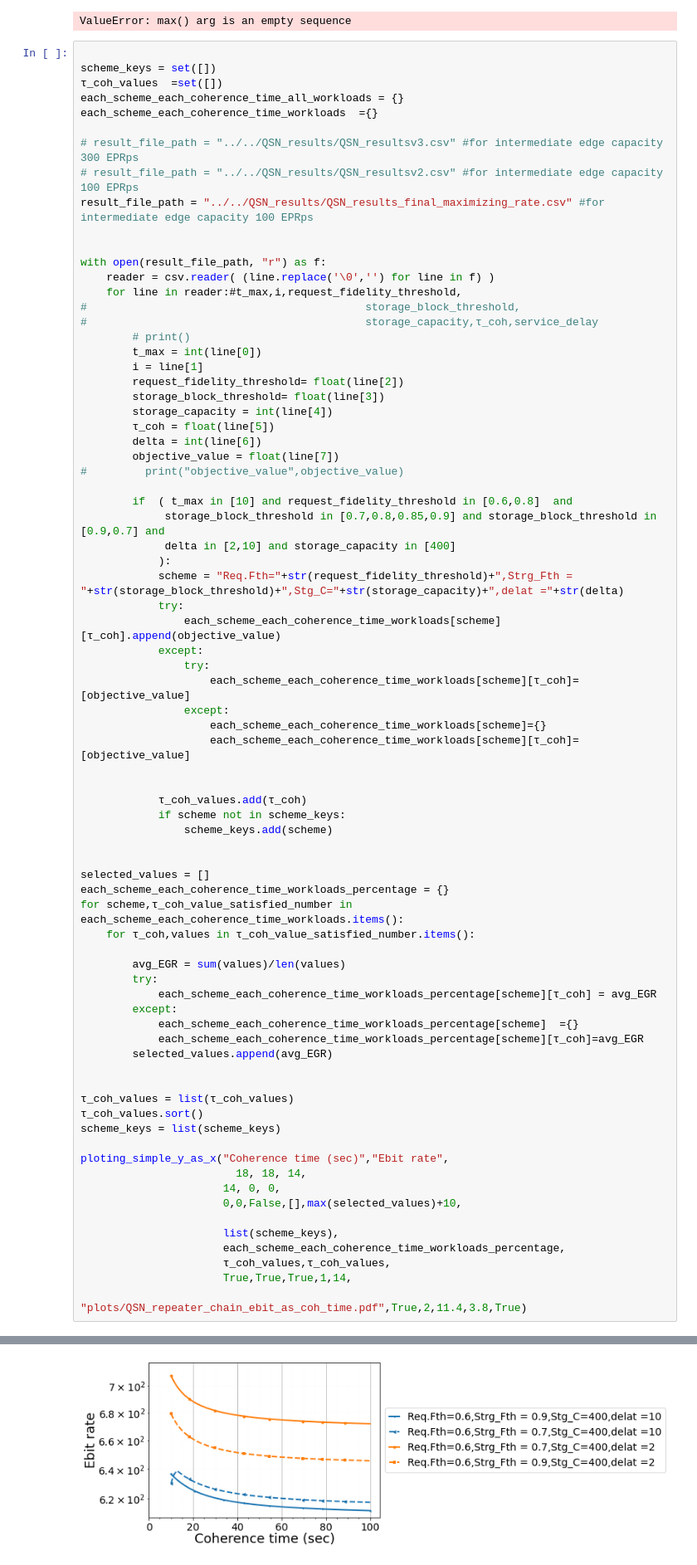
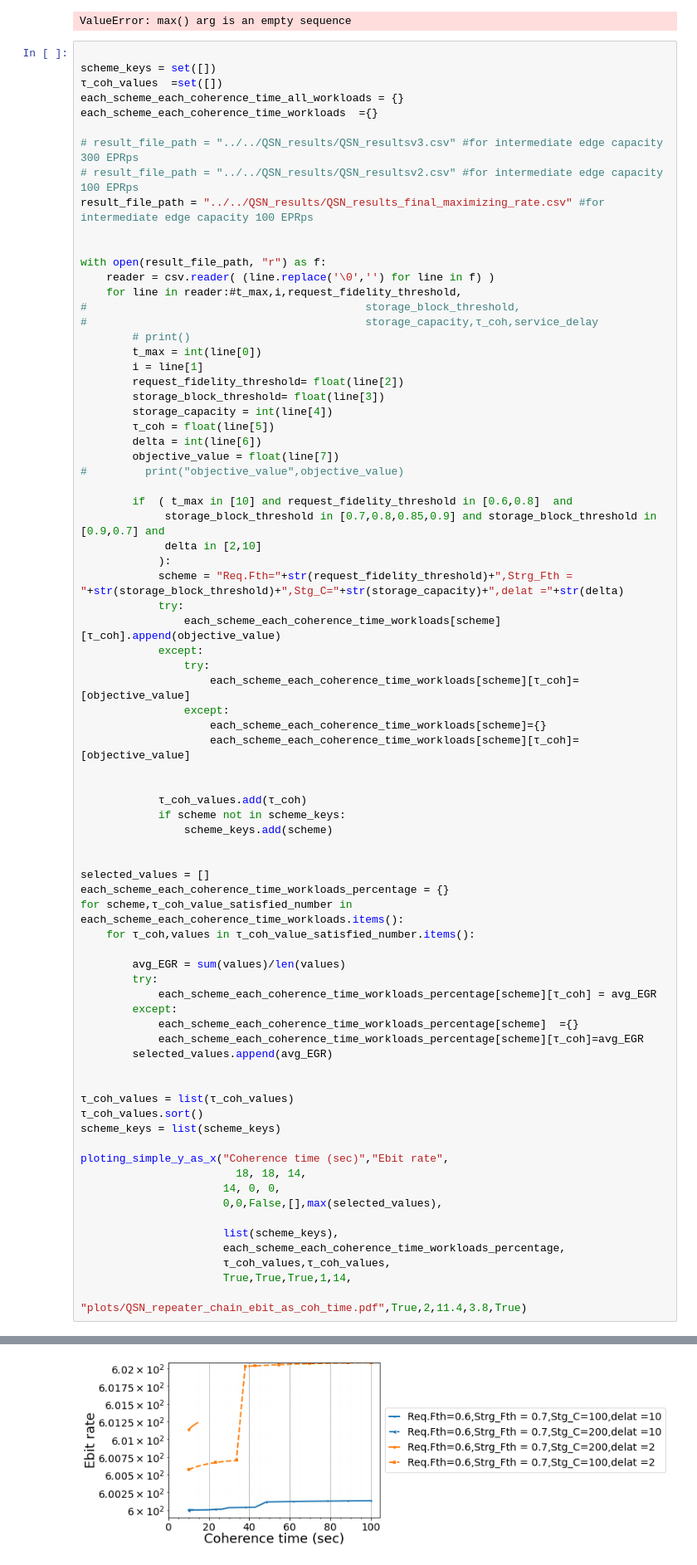
Before and after one commit to pooryousefshahrooz/QSN, a Jupyter notebook: plotting/parsing_and_plotting.ipynb, the cells around one changed output, grey strips where cells are left out. Shown at 83% size. Drawn from its saved outputs; the diff is of its cells as text.

```diff
--- a/plotting/parsing_and_plotting.ipynb
+++ b/plotting/parsing_and_plotting.ipynb
@@ -140,7 +140,7 @@ with open(result_file_path, "r") as f:
 
         if  ( t_max in [10] and request_fidelity_threshold in [0.6,0.8]  and
              storage_block_threshold in [0.7,0.8,0.85,0.9] and storage_block_threshold in [0.9,0.7] and
-             delta in [2,10] and storage_capacity in [400]
+             delta in [2,10]
             ):
             scheme = "Req.Fth="+str(request_fidelity_threshold)+",Strg_Fth = "+str(storage_block_threshold)+",Stg_C="+str(storage_capacity)+",delat ="+str(delta)
             try:
@@ -179,7 +179,7 @@ scheme_keys = list(scheme_keys)
 ploting_simple_y_as_x("Coherence time (sec)","Ebit rate",
                         18, 18, 14,
                       14, 0, 0,
-                      0,0,False,[],max(selected_values)+10,
+                      0,0,False,[],max(selected_values),
 
                       list(scheme_keys),
                       each_scheme_each_coherence_time_workloads_percentage,
@@ -207,6 +207,6 @@ we get the values for scheme Req.Fth=0.6,Strg_Fth = 0.9,Stg_C=400,delat =2 point
 Invalid limit will be ignored.
   plt.ylim(y_axis_provided_min_value, y_axis_provided_max_value)
-[figure, old version]
+[figure, new version]
 # %%
 delat_value = 2
 τ_coh = 10
```
Also changed, not shown: parts of 1 cell of this notebook, 3 other files.
